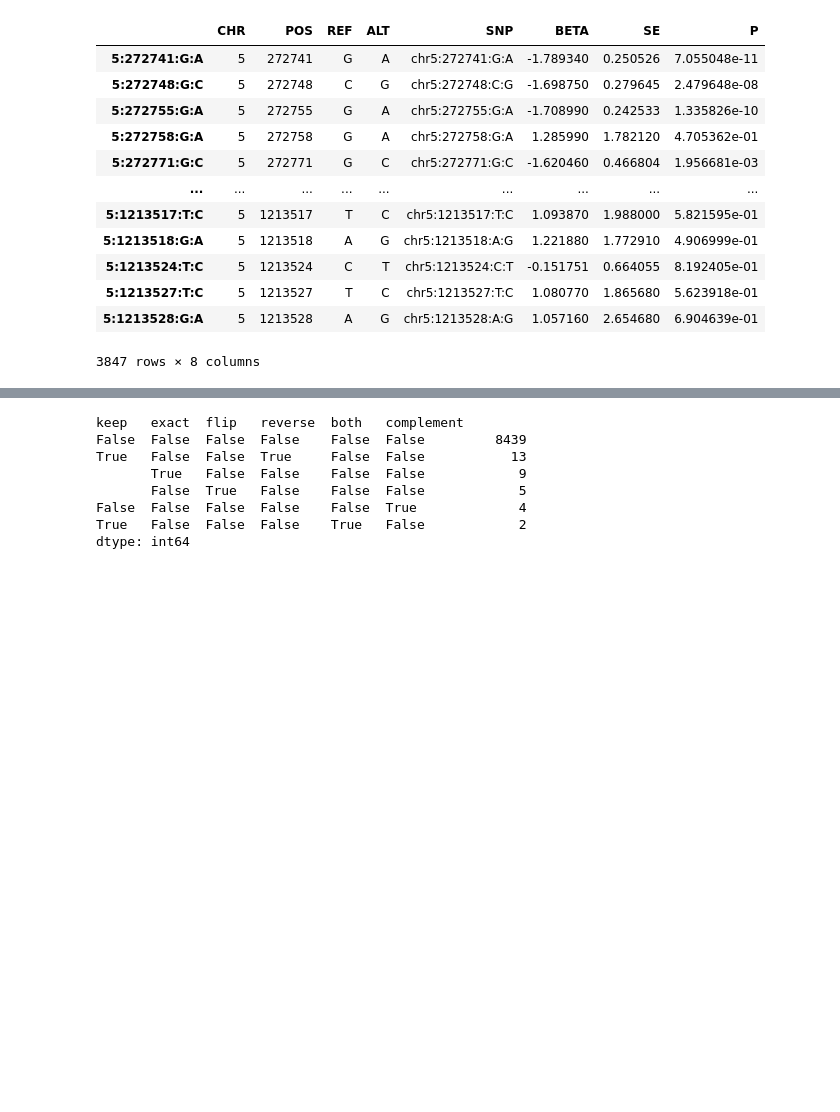
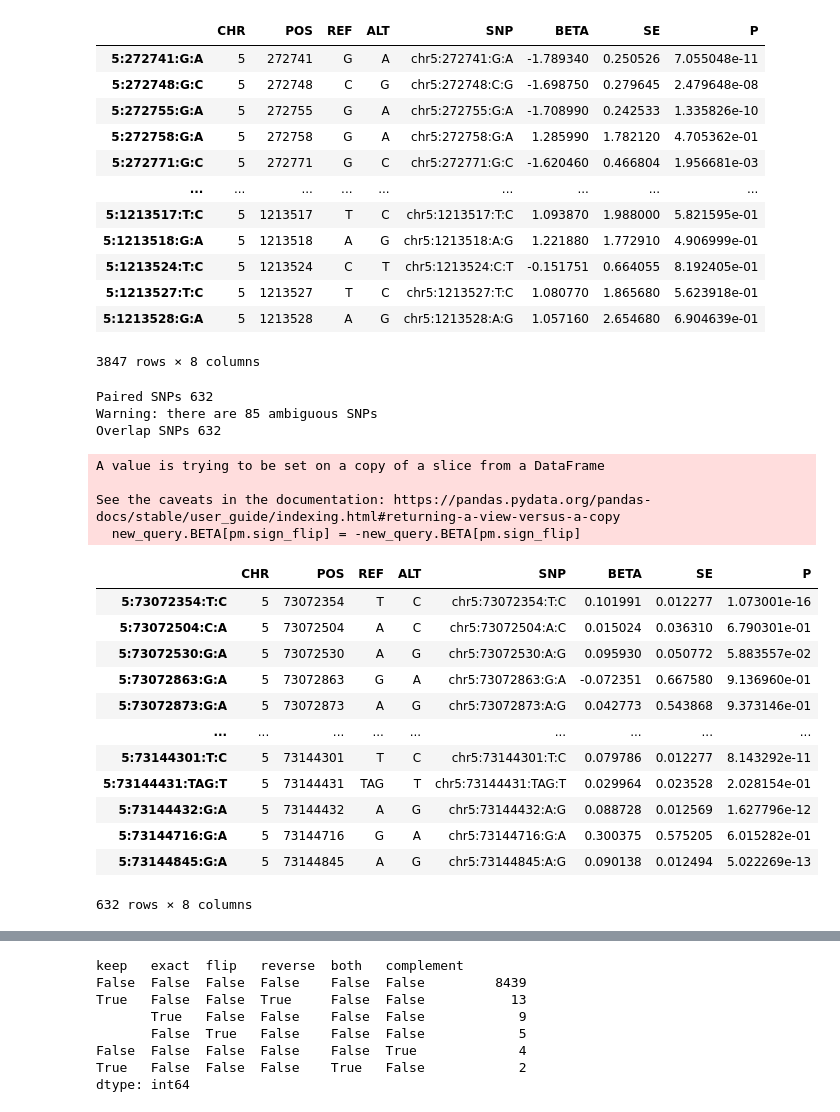
Before and after one commit to hsun3163/cugg, a Jupyter notebook: nbs/06_SNPmatch.ipynb, the cells around one changed output, grey strips where cells are left out. Cells and saved outputs as stored; diff of their text form; code cells hidden in the pictures; blank space fills up the shorter version.

```diff
--- a/nbs/06_SNPmatch.ipynb
+++ b/nbs/06_SNPmatch.ipynb
@@ -161,8 +161,10 @@ def check_ss1(ss,bim,keep_ambiguous=True):
     if(bim.index.duplicated().any() or ss.index.duplicated().any()):
         warnings.warn("There are SNPs: REF:ALT = ALT:REF. They will be removed")
         bim = bim[~bim.index.duplicated(keep=False)]
-        bim = bim[bim.index.isin(ss.index)]
-        ss = ss.loc[bim.index]
+    bim = bim[bim.index.isin(ss.index)]
+    ss = ss.loc[bim.index]
+    if(ss.shape[0]!=bim.shape[0]):
+        raise Exception("Sumstas and genotype are not match with each other.")
     print("Paired SNPs",ss.shape[0])
     #input paired ss and bim
     pm = pair_match(ss.REF,ss.ALT,bim.a0,bim.a1)
@@ -218,14 +220,16 @@ geno_path = '../MWE_region_extraction/ukb23156_c5.merged.filtered.5_272741_12135
 sumstats_path = '../MWE_region_extraction/090321_UKBB_Hearing_aid_f3393_expandedwhite_6436cases_96601ctrl_PC1_2_f3393.regenie.snp_stats'
 pheno_path = None
 unr_path = 'MWE_region_extraction/UKB_genotypedatadownloaded083019.090221_sample_variant_qc_final_callrate90.filtered.extracted.white_europeans.filtered.092821_ldprun_unrelated.filtered.prune.txt'
-imp_geno_path = 'MWE_region_extraction/ukb_imp_chr5_v3_05_272856_1213643.bgen'
-imp_sumstats_path = 'MWE_region_extraction/100521_UKBB_Hearing_aid_f3393_expandedwhite_15601cases_237318ctrl_500k_PC1_PC2_f3393.regenie.snp_stats.gz'
+imp_geno_path = '../MWE_region_extraction/ukb_imp_chr5_v3_05_272856_1213643.bgen'
+imp_sumstats_path = '../MWE_region_extraction/100521_UKBB_Hearing_aid_f3393_expandedwhite_15601cases_237318ctrl_500k_PC1_PC2_f3393.regenie.snp_stats.gz'
 imp_ref = 'hg19'
-bgen_sample_path = 'MWE_region_extraction/ukb_imp_chr5_v3_05_272856_1213643.sample'
+bgen_sample_path = '../MWE_region_extraction/ukb_imp_chr5_v3_05_272856_1213643.sample'
 output_sumstats = 'test.snp_stats.gz'
 output_LD = 'test_corr.csv.gz'
 
 #main(region,geno_path,sumstats_path,pheno_path,unr_path,imp_geno_path,imp_sumstats_path,imp_ref,output_sumstats,output_LD)
+# %%
+imp_geno_path = '/mnt/mfs/statgen/archive/UKBiobank_Yale_transfer/ukb39554_imputeddataset/ukb_imp_chr5_v3.bgen'
 # %%
 exome_sumstats = Sumstat(sumstats_path)
 exome_sumstats.extractbyregion(region)
@@ -258,3 +262,29 @@ See the caveats in the documentation: https://pandas.pydata.org/pandas-docs/stab
 | 5:1213527:T:C | 5 | 1213527 | T | C | chr5:1213527:T:C | 1.080770 | 1.865680 | 5.623918e-01 |
 | 5:1213528:G:A | 5 | 1213528 | A | G | chr5:1213528:A:G | 1.057160 | 2.654680 | 6.904639e-01 |
 3847 rows × 8 columns
+# %%
+imput_sumstats = Sumstat(imp_sumstats_path)
+imput_geno = Genodata(imp_geno_path,bgen_sample_path)
+# %%
+check_ss1(imput_sumstats.ss,imput_geno.bim)
+# %% [output]
+Paired SNPs 632
+Warning: there are 85 ambiguous SNPs
+Overlap SNPs 632
+A value is trying to be set on a copy of a slice from a DataFrame
+
+See the caveats in the documentation: https://pandas.pydata.org/pandas-docs/stable/user_guide/indexing.html#returning-a-view-versus-a-copy
+  new_query.BETA[pm.sign_flip] = -new_query.BETA[pm.sign_flip]
+|  | CHR | POS | REF | ALT | SNP | BETA | SE | P |
+| 5:73072354:T:C | 5 | 73072354 | T | C | chr5:73072354:T:C | 0.101991 | 0.012277 | 1.073001e-16 |
+| 5:73072504:C:A | 5 | 73072504 | A | C | chr5:73072504:A:C | 0.015024 | 0.036310 | 6.790301e-01 |
+| 5:73072530:G:A | 5 | 73072530 | A | G | chr5:73072530:A:G | 0.095930 | 0.050772 | 5.883557e-02 |
+| 5:73072863:G:A | 5 | 73072863 | G | A | chr5:73072863:G:A | -0.072351 | 0.667580 | 9.136960e-01 |
+| 5:73072873:G:A | 5 | 73072873 | A | G | chr5:73072873:A:G | 0.042773 | 0.543868 | 9.373146e-01 |
+| ... | ... | ... | ... | ... | ... | ... | ... | ... |
+| 5:73144301:T:C | 5 | 73144301 | T | C | chr5:73144301:T:C | 0.079786 | 0.012277 | 8.143292e-11 |
+| 5:73144431:TAG:T | 5 | 73144431 | TAG | T | chr5:73144431:TAG:T | 0.029964 | 0.023528 | 2.028154e-01 |
+| 5:73144432:G:A | 5 | 73144432 | A | G | chr5:73144432:A:G | 0.088728 | 0.012569 | 1.627796e-12 |
+| 5:73144716:G:A | 5 | 73144716 | G | A | chr5:73144716:G:A | 0.300375 | 0.575205 | 6.015282e-01 |
+| 5:73144845:G:A | 5 | 73144845 | A | G | chr5:73144845:A:G | 0.090138 | 0.012494 | 5.022269e-13 |
+632 rows × 8 columns
```
Also changed, not shown: parts of 4 cells of this notebook, 1 other file.
